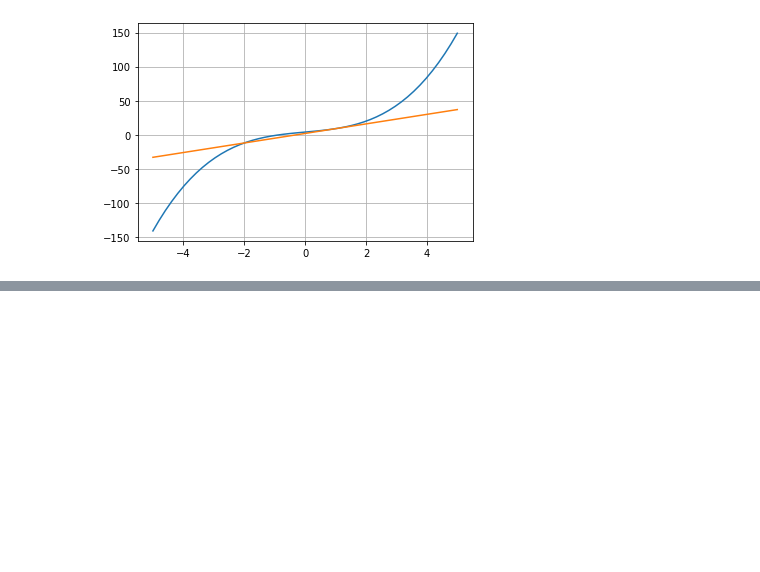
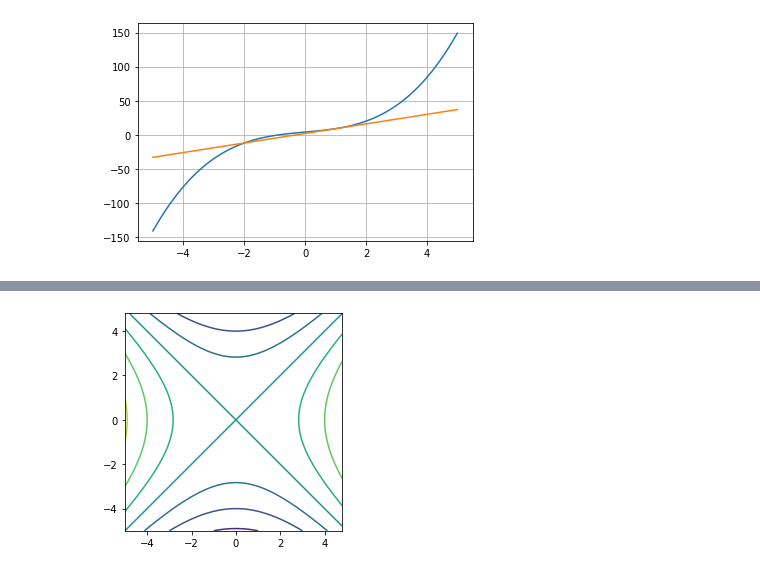
Before and after one commit to todo-group/math-examples, a Jupyter notebook: python/1-3_PartialDerivative.ipynb, the cells around one changed output, grey strips where cells are left out. Drawn from its saved outputs; the diff is of its cells as text; code cells hidden in the pictures; blank space fills up the shorter version.

```diff
--- a/python/1-3_PartialDerivative.ipynb
+++ b/python/1-3_PartialDerivative.ipynb
@@ -91,0 +126,5 @@ sympy.plot(f(2, y), a*(y-1)+b, (y, -5, 5));
+# %%
+pyplot.contour(x, y, x**2-y**2);
+pyplot.gca().set_aspect('equal');
+# %% [output]
+[figure, added]
```
Also changed, not shown: parts of 17 cells of this notebook, 2 other files.
